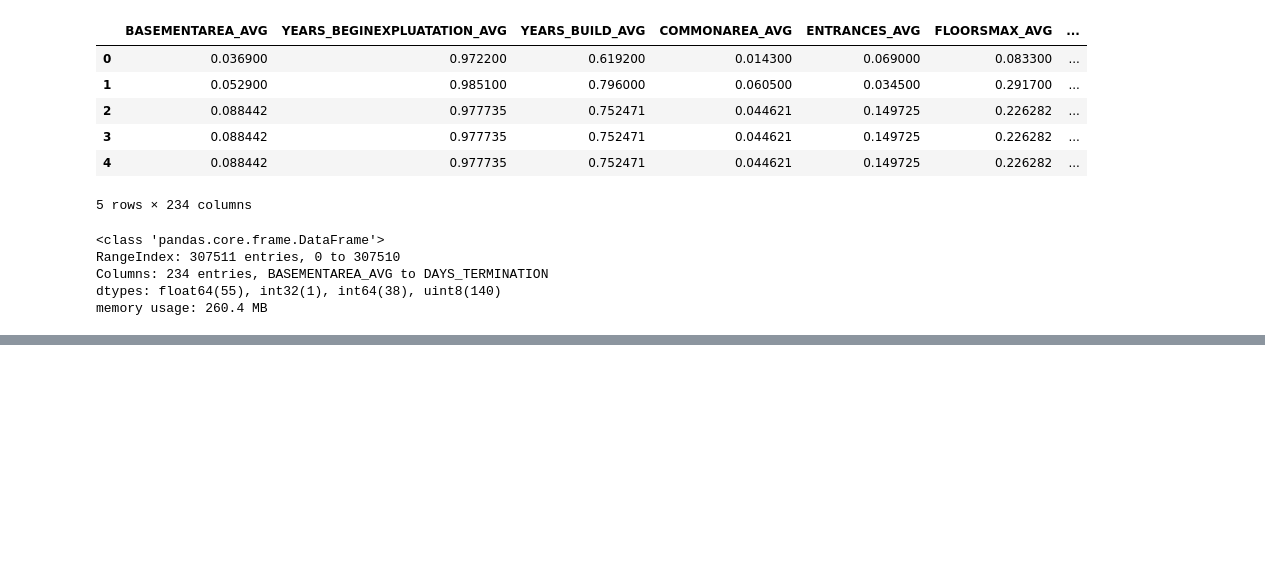
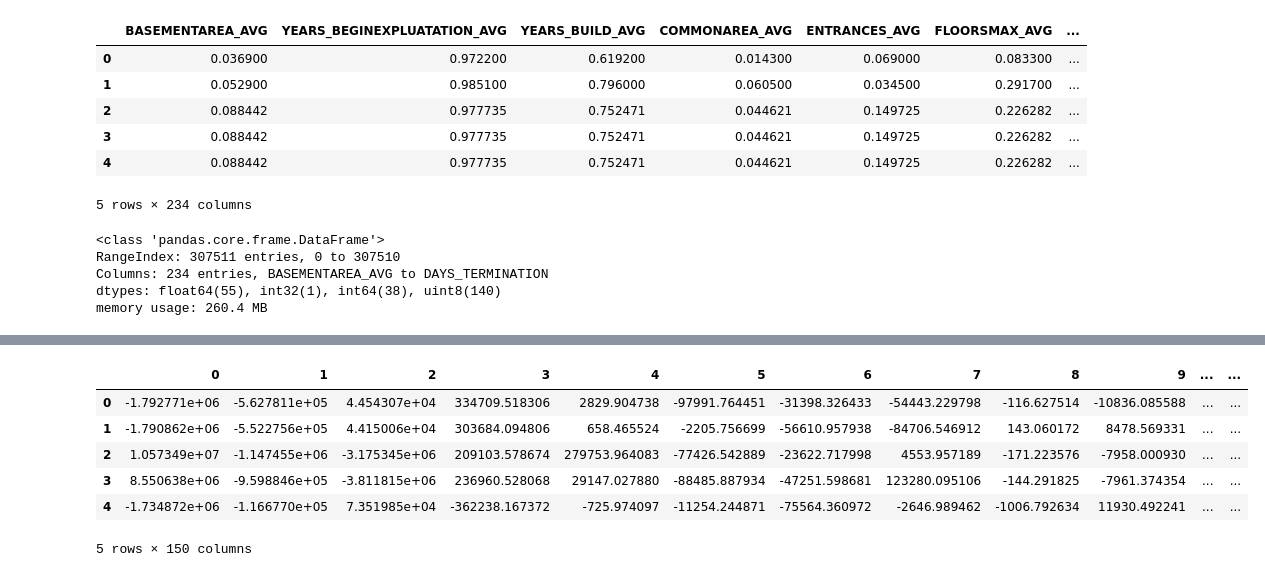
Before and after one commit to Gruntrexpewrus/FDSKagglecompetition, a Jupyter notebook: Home Credit Default RiskLeoafterStefano.ipynb, the cells around one changed output, grey strips where cells are left out. Cells and saved outputs as stored; diff of their text form; code cells hidden in the pictures; blank space fills up the shorter version.

```diff
--- a/Home Credit Default RiskLeoafterStefano.ipynb
+++ b/Home Credit Default RiskLeoafterStefano.ipynb
@@ -1065,0 +1280,14 @@ print("Accuracy of Model with Cross Validation is:",accuracy.mean() * 100)
+# %%
+second = pca.fit_transform(final_application_test)
+# %%
+secondDf = pd.DataFrame(data = second)
+# %%
+secondDf.head()
+# %% [output]
+|  | 0 | 1 | 2 | 3 | 4 | 5 | 6 | 7 | 8 | 9 | ... | ... |
+| 0 | -1.792771e+06 | -5.627811e+05 | 4.454307e+04 | 334709.518306 | 2829.904738 | -97991.764451 | -31398.326433 | -54443.229798 | -116.627514 | -10836.085588 | ... | ... |
+| 1 | -1.790862e+06 | -5.522756e+05 | 4.415006e+04 | 303684.094806 | 658.465524 | -2205.756699 | -56610.957938 | -84706.546912 | 143.060172 | 8478.569331 | ... | ... |
+| 2 | 1.057349e+07 | -1.147455e+06 | -3.175345e+06 | 209103.578674 | 279753.964083 | -77426.542889 | -23622.717998 | 4553.957189 | -171.223576 | -7958.000930 | ... | ... |
+| 3 | 8.550638e+06 | -9.598846e+05 | -3.811815e+06 | 236960.528068 | 29147.027880 | -88485.887934 | -47251.598681 | 123280.095106 | -144.291825 | -7961.374354 | ... | ... |
+| 4 | -1.734872e+06 | -1.166770e+05 | 7.351985e+04 | -362238.167372 | -725.974097 | -11254.244871 | -75564.360972 | -2646.989462 | -1006.792634 | 11930.492241 | ... | ... |
+5 rows × 150 columns
```
Also changed, not shown: parts of 41 cells of this notebook.
